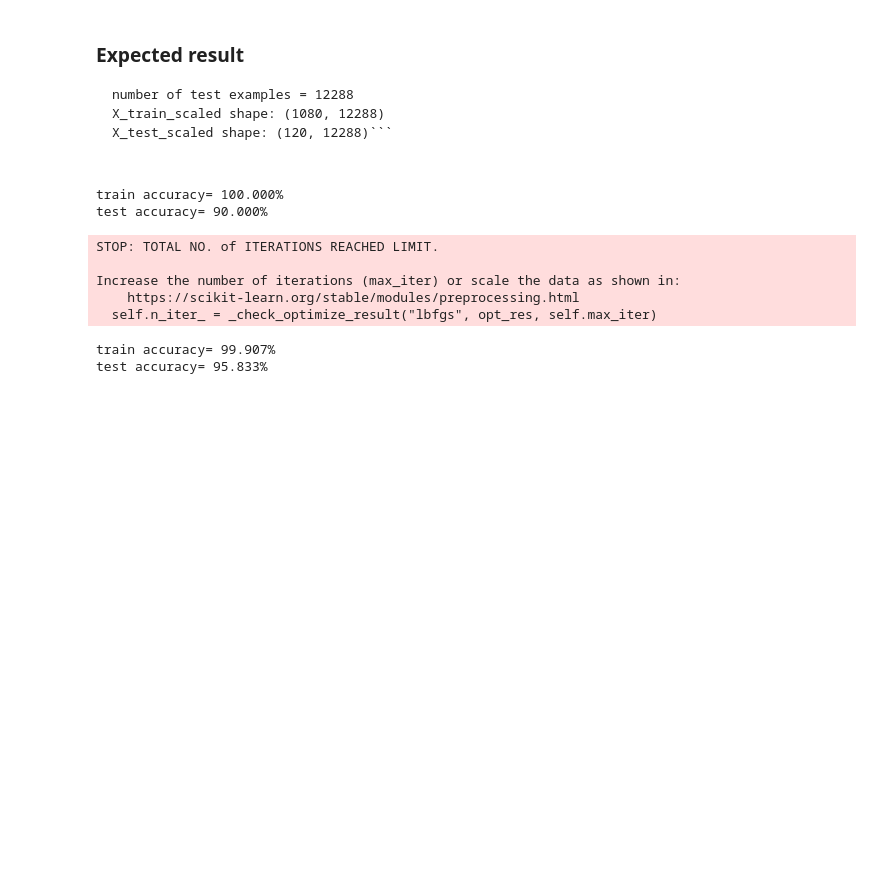
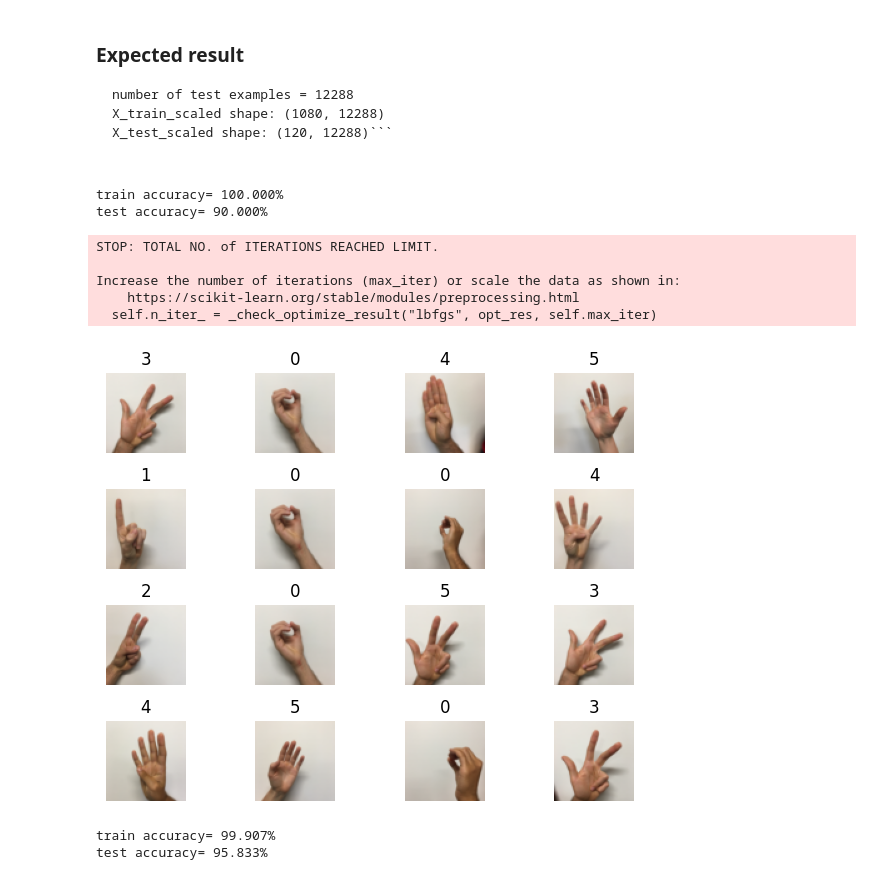
Before and after one commit to cr1msonn/DS_Camp23, a Jupyter notebook: homework/9.NN homework/Signs_classification_withnn.ipynb, the cells around one changed output. Cells and saved outputs as stored; diff of their text form; code cells hidden in the pictures; blank space fills up the shorter version.

```diff
--- a/homework/9.NN homework/Signs_classification_withnn.ipynb
+++ b/homework/9.NN homework/Signs_classification_withnn.ipynb
@@ -115,6 +115,14 @@ STOP: TOTAL NO. of ITERATIONS REACHED LIMIT.
 Increase the number of iterations (max_iter) or scale the data as shown in:
     https://scikit-learn.org/stable/modules/preprocessing.html
   self.n_iter_ = _check_optimize_result("lbfgs", opt_res, self.max_iter)
+# %%
+plt.figure()
+
+predicted = clf.predict(X_test_scaled)
+
+display_samples_in_grid(X_test, n_rows=4, y= predicted)
+# %% [output]
+[figure, added]
 # %%
 from sklearn.svm import SVC
 # %%
```
